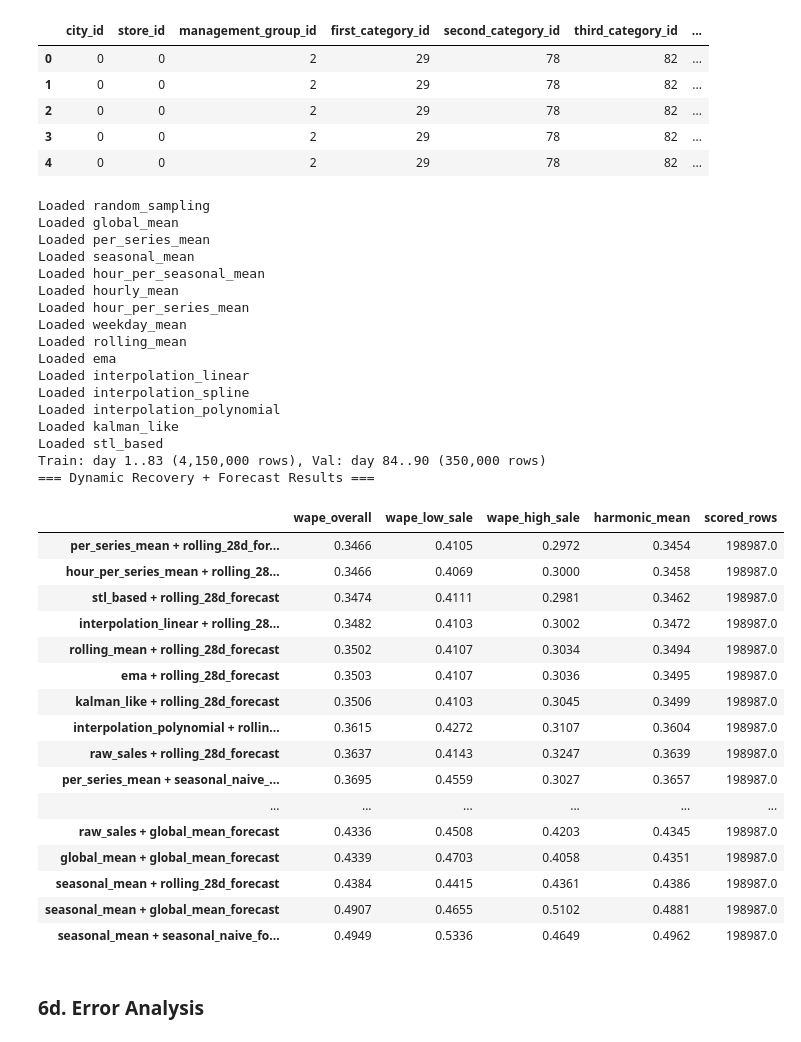
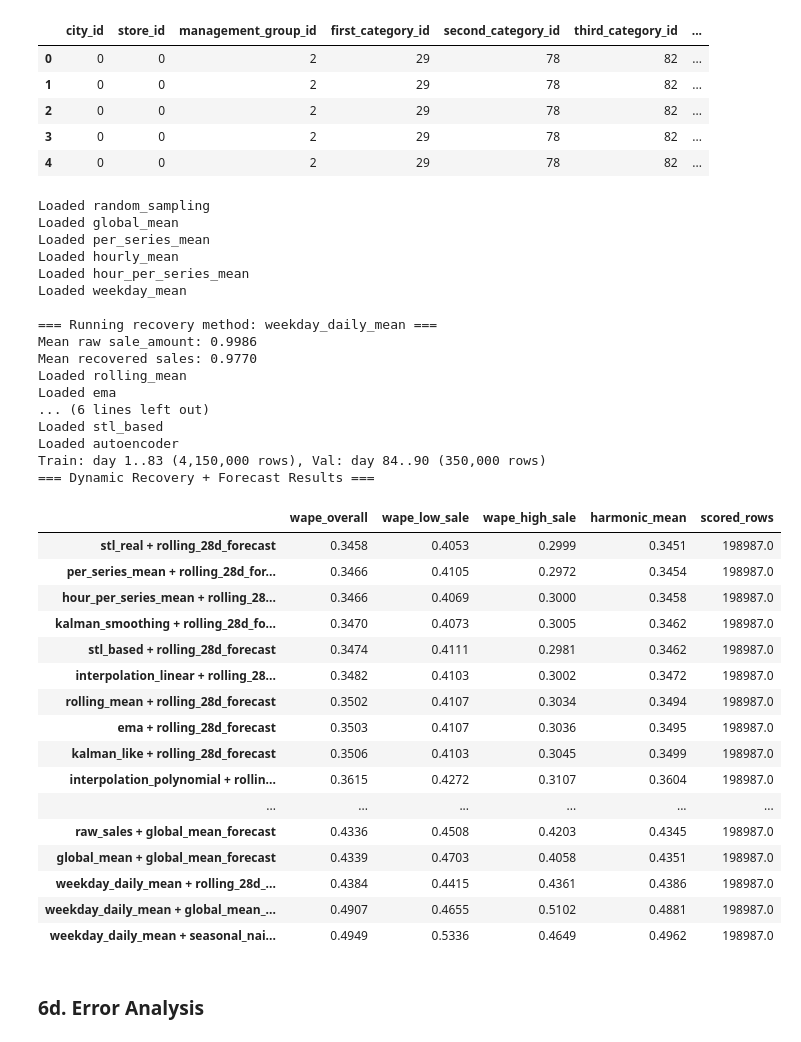
Before and after one commit to Slin58/seminar, a Jupyter notebook: main.ipynb, the cells around one changed output. Saved outputs shown, nothing was run; the diff lists cells and outputs as text; code cells hidden in the pictures.

```diff
--- a/main.ipynb
+++ b/main.ipynb
@@ -348,18 +349,6 @@ recovery_methods = {
         "target_col": "recovered_daily_sales_per_series_mean",
     },
 
-    "seasonal_mean": {
-        "func": recovery.seasonal_mean,
-        "args": (history,),
-        "target_col": "recovered_daily_sales_seasonal_mean",
-    },
-
-    "hour_per_seasonal_mean": {
-        "func": recovery.hour_per_seasonal_mean,
-        "args": (history, op_sales_masked, outside_slice),
-        "target_col": "recovered_daily_sales_hour_per_seasonal_mean",
-    },
-
     "hourly_mean": {
         "func": recovery.hourly_mean,
         "args": (history, op_sales_masked, outside_slice),
@@ -376,6 +365,12 @@ recovery_methods = {
         "func": recovery.weekday_mean,
         "args": (history, op_sales_masked, outside_slice),
         "target_col": "recovered_daily_sales_weekday_mean",
+    },
+
+    "weekday_daily_mean": {
+        "func": recovery.weekday_daily_mean,
+        "args": (history,),
+        "target_col": "recovered_daily_sales_weekday_daily_mean",
     },
 
     "rolling_mean": {
@@ -426,11 +421,11 @@ recovery_methods = {
         "target_col": "recovered_daily_sales_interpolation_polynomial",
     },
 
-    # "kalman_smoothing": {
-    #     "func": recovery.kalman_smoothing,
-    #     "args": (history, op_sales_masked, outside_slice),
-    #     "target_col": "recovered_daily_sales_kalman_smoothing",
-    # },
+    "kalman_smoothing": {
+        "func": recovery.kalman_smoothing,
+        "args": (history, op_sales_masked, outside_slice),
+        "target_col": "recovered_daily_sales_kalman_smoothing",
+    },
 
     "kalman_like": {
         "func": recovery.kalman_like_smoothing,
@@ -438,11 +433,11 @@ recovery_methods = {
         "target_col": "recovered_daily_sales_kalman_like",
     },
 
-    # "stl_real": {
-    #     "func": recovery.stl_real,
-    #     "args": (history, op_sales_masked, outside_slice),
-    #     "target_col": "recovered_daily_sales_stl_real",
-    # },
+    "stl_real": {
+        "func": recovery.stl_real,
+        "args": (history, op_sales_masked, outside_slice),
+        "target_col": "recovered_daily_sales_stl_real",
+    },
 
     "stl_based": {
         "func": recovery.stl_based,
@@ -456,11 +451,11 @@ recovery_methods = {
     #     "target_col": "recovered_daily_sales_knn",
     # },
 
-    # "autoencoder": {
-    #     "func": recovery.autoencoder,
-    #     "args": (history, op_sales_masked, outside_slice),
-    #     "target_col": "recovered_daily_sales_autoencoder",
-    # },
+    "autoencoder": {
+        "func": recovery.autoencoder,
+        "args": (history, op_sales_masked, outside_slice),
+        "target_col": "recovered_daily_sales_autoencoder",
+    },
 
 }
 
@@ -553,55 +548,55 @@ for recovery_name, method in recovery_methods.items():
         )
 
         result_name = f"{recovery_name} + {forecast_name}"
 
         all_results[result_name] = utils.evaluate_forecast(val_pred)
 
 
 # ------------------------------------------------------------
 # 7. Ergebnisse anzeigen
 # ------------------------------------------------------------
 
 all_results_df = pd.DataFrame(all_results).T
 
 
 
 print("=== Dynamic Recovery + Forecast Results ===")
 display(all_results_df.sort_values("harmonic_mean"))
 # %% [output]
 Loaded random_sampling
 Loaded global_mean
 Loaded per_series_mean
-Loaded seasonal_mean
-Loaded hour_per_seasonal_mean
 Loaded hourly_mean
 Loaded hour_per_series_mean
 Loaded weekday_mean
+
+=== Running recovery method: weekday_daily_mean ===
+Mean raw sale_amount: 0.9986
+Mean recovered sales: 0.9770
 Loaded rolling_mean
 Loaded ema
-Loaded interpolation_linear
-Loaded interpolation_spline
-Loaded interpolation_polynomial
-Loaded kalman_like
+... (6 lines left out)
 Loaded stl_based
+Loaded autoencoder
 Train: day 1..83 (4,150,000 rows), Val: day 84..90 (350,000 rows)
 === Dynamic Recovery + Forecast Results ===
 |  | wape_overall | wape_low_sale | wape_high_sale | harmonic_mean | scored_rows |
+| stl_real + rolling_28d_forecast | 0.3458 | 0.4053 | 0.2999 | 0.3451 | 198987.0 |
 | per_series_mean + rolling_28d_for... | 0.3466 | 0.4105 | 0.2972 | 0.3454 | 198987.0 |
 | hour_per_series_mean + rolling_28... | 0.3466 | 0.4069 | 0.3000 | 0.3458 | 198987.0 |
+| kalman_smoothing + rolling_28d_fo... | 0.3470 | 0.4073 | 0.3005 | 0.3462 | 198987.0 |
 | stl_based + rolling_28d_forecast | 0.3474 | 0.4111 | 0.2981 | 0.3462 | 198987.0 |
 | interpolation_linear + rolling_28... | 0.3482 | 0.4103 | 0.3002 | 0.3472 | 198987.0 |
 | rolling_mean + rolling_28d_forecast | 0.3502 | 0.4107 | 0.3034 | 0.3494 | 198987.0 |
 | ema + rolling_28d_forecast | 0.3503 | 0.4107 | 0.3036 | 0.3495 | 198987.0 |
 | kalman_like + rolling_28d_forecast | 0.3506 | 0.4103 | 0.3045 | 0.3499 | 198987.0 |
 | interpolation_polynomial + rollin... | 0.3615 | 0.4272 | 0.3107 | 0.3604 | 198987.0 |
-| raw_sales + rolling_28d_forecast | 0.3637 | 0.4143 | 0.3247 | 0.3639 | 198987.0 |
-| per_series_mean + seasonal_naive_... | 0.3695 | 0.4559 | 0.3027 | 0.3657 | 198987.0 |
 | ... | ... | ... | ... | ... | ... |
 | raw_sales + global_mean_forecast | 0.4336 | 0.4508 | 0.4203 | 0.4345 | 198987.0 |
 | global_mean + global_mean_forecast | 0.4339 | 0.4703 | 0.4058 | 0.4351 | 198987.0 |
-| seasonal_mean + rolling_28d_forecast | 0.4384 | 0.4415 | 0.4361 | 0.4386 | 198987.0 |
-| seasonal_mean + global_mean_forecast | 0.4907 | 0.4655 | 0.5102 | 0.4881 | 198987.0 |
-| seasonal_mean + seasonal_naive_fo... | 0.4949 | 0.5336 | 0.4649 | 0.4962 | 198987.0 |
+| weekday_daily_mean + rolling_28d_... | 0.4384 | 0.4415 | 0.4361 | 0.4386 | 198987.0 |
+| weekday_daily_mean + global_mean_... | 0.4907 | 0.4655 | 0.5102 | 0.4881 | 198987.0 |
+| weekday_daily_mean + seasonal_nai... | 0.4949 | 0.5336 | 0.4649 | 0.4962 | 198987.0 |
 # %% [markdown]
 ### 6d. Error Analysis
 # %%
```
Also changed, not shown: parts of 1 cell of this notebook, 4 other files.
